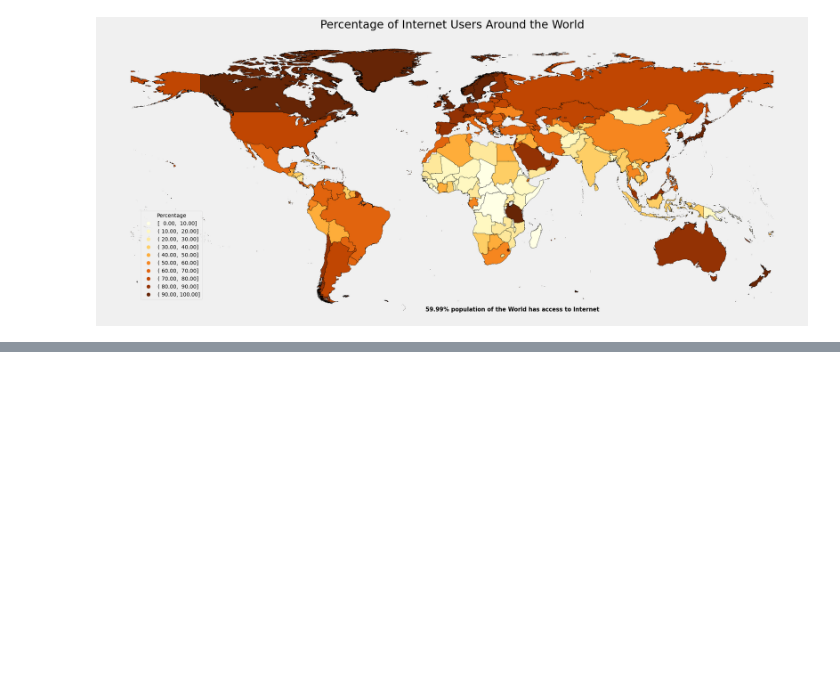
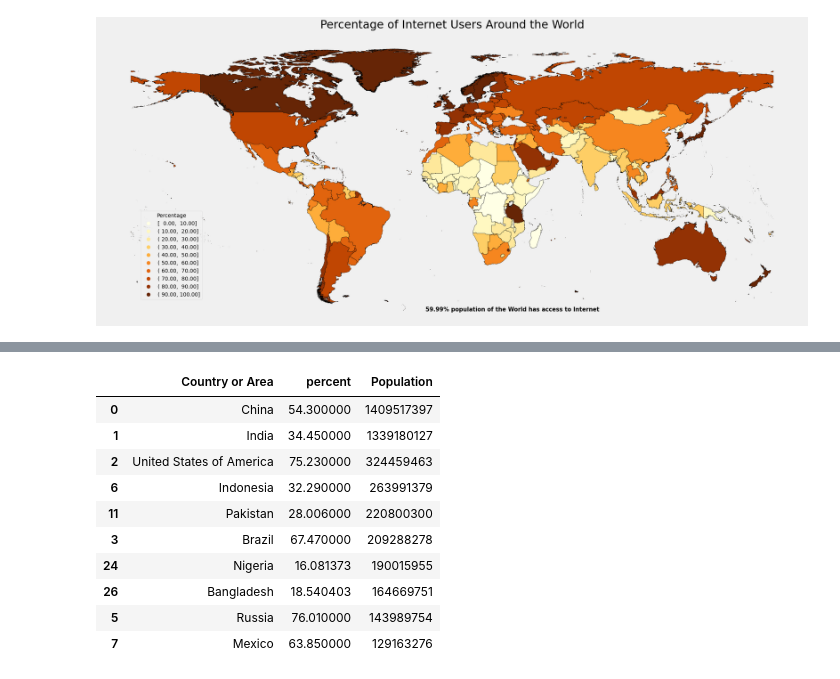
Before and after one commit to nakedlydog/internet_users, a Jupyter notebook: internet_users.ipynb, the cells around one changed output, grey strips where cells are left out. Saved outputs shown, nothing was run; the diff lists cells and outputs as text; code cells hidden in the pictures; blank space fills up the shorter version.

```diff
--- a/internet_users.ipynb
+++ b/internet_users.ipynb
@@ -50,0 +96,15 @@ Text(-15, -60, '59.99% population of the World has access to Internet')
+# %%
+users2.sort_values('Population', ascending=False, inplace=True)
+users2.head(10)
+# %% [output]
+|  | Country or Area | percent | Population |
+| 0 | China | 54.300000 | 1409517397 |
+| 1 | India | 34.450000 | 1339180127 |
+| 2 | United States of America | 75.230000 | 324459463 |
+| 6 | Indonesia | 32.290000 | 263991379 |
+| 11 | Pakistan | 28.006000 | 220800300 |
+| 3 | Brazil | 67.470000 | 209288278 |
+| 24 | Nigeria | 16.081373 | 190015955 |
+| 26 | Bangladesh | 18.540403 | 164669751 |
+| 5 | Russia | 76.010000 | 143989754 |
+| 7 | Mexico | 63.850000 | 129163276 |
```
Also changed, not shown: parts of 7 cells of this notebook, 1 other file.
